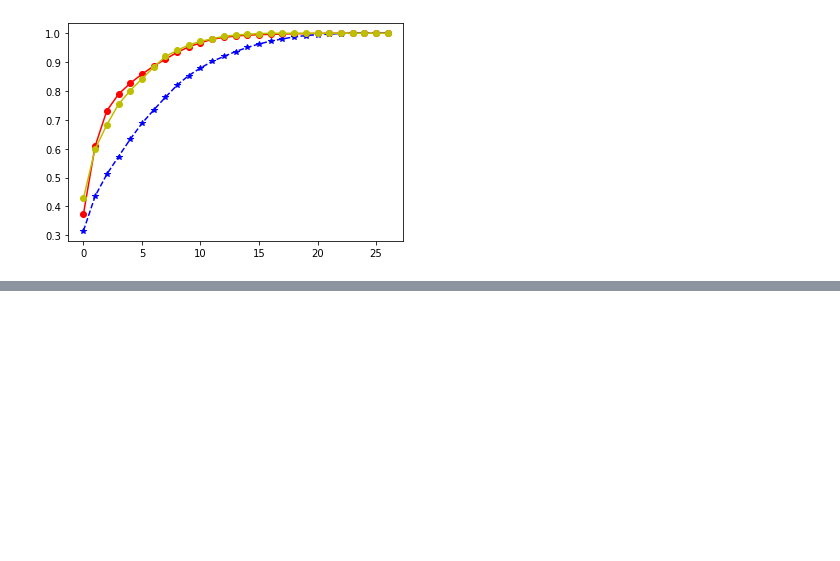
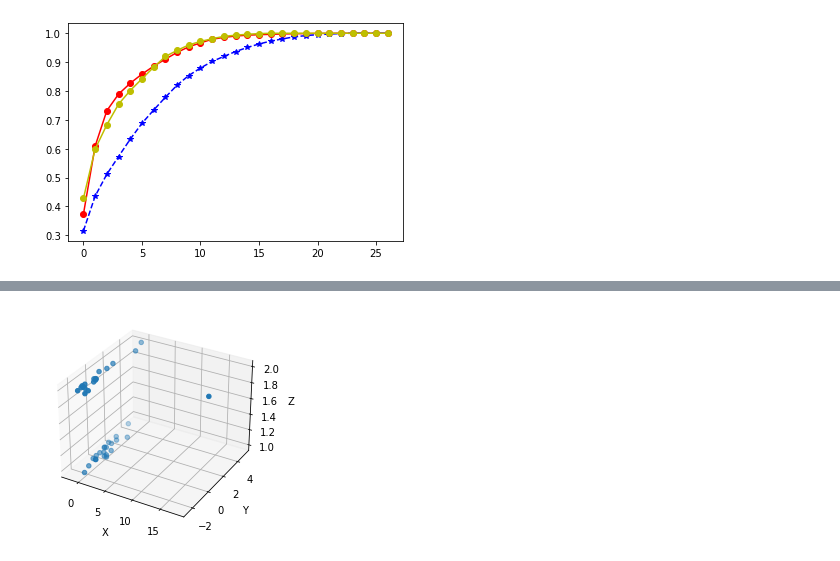
Before and after one commit to muznyahamed/sem7_Ml_assignment1, a Jupyter notebook: Asiignment2_Updated.ipynb, the cells around one changed output, grey strips where cells are left out. Drawn from its saved outputs; the diff is of its cells as text; code cells hidden in the pictures; blank space fills up the shorter version.

```diff
--- a/Asiignment2_Updated.ipynb
+++ b/Asiignment2_Updated.ipynb
@@ -178,0 +182,14 @@ X_reduced_3
+# %%
+fig = plt.figure()
+ax = fig.add_subplot(111, projection='3d')
+
+ax.scatter(X_reduced_2.iloc[:,0], X_reduced_2.iloc[:,1], X_reduced['label'])
+
+# Add labels for the x, y, and z axis
+ax.set_xlabel('X')
+ax.set_ylabel('Y')
+ax.set_zlabel('Z')
+
+plt.show()
+# %% [output]
+[figure, added]
```
Also changed, not shown: parts of 8 cells of this notebook, 1 other file.
